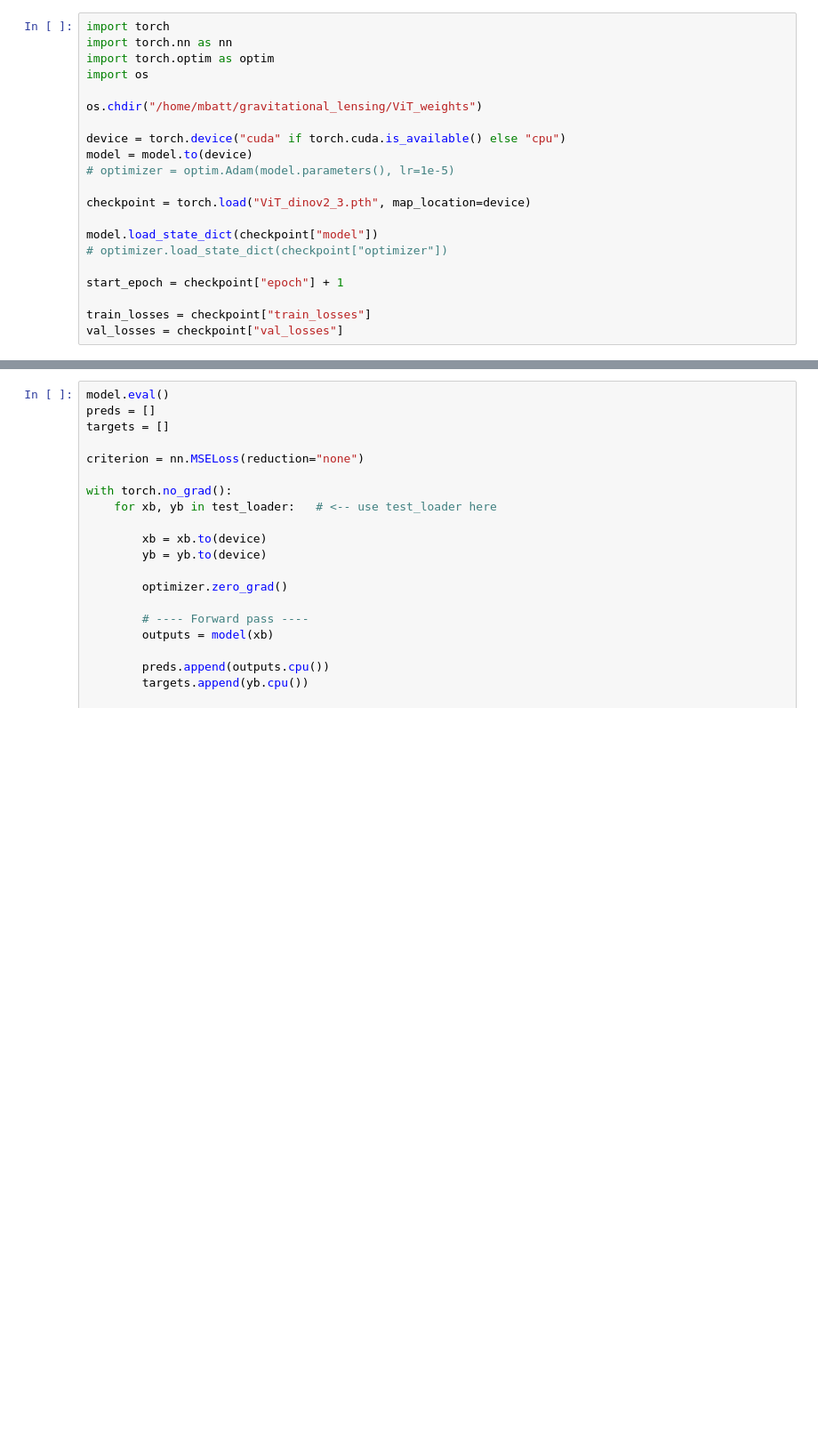
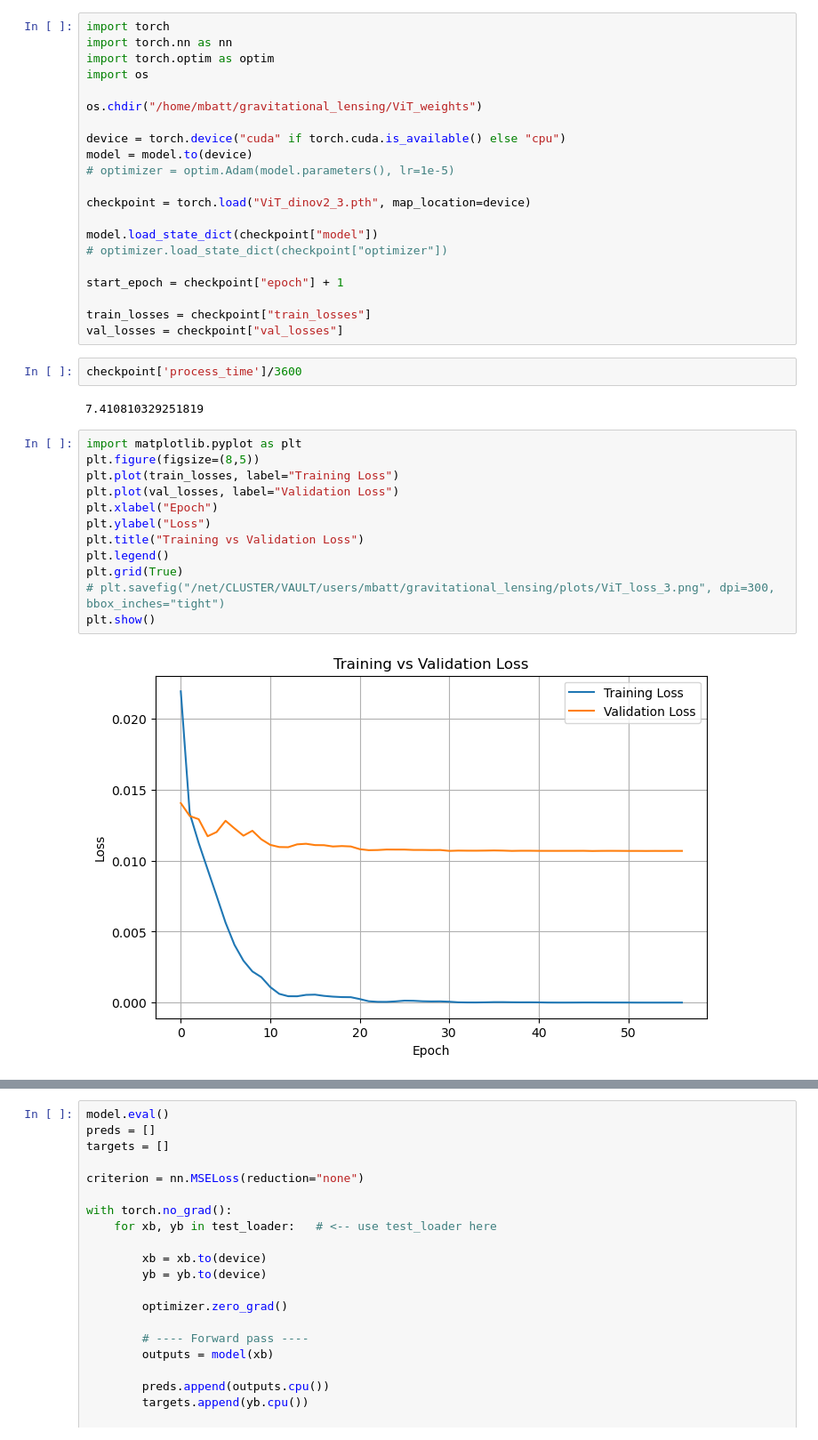
Before and after one commit to matthbatt/Deep-learning-gravitational-lensing, a Jupyter notebook: ViT_Dinov2.ipynb, the cells around one changed output, grey strips where cells are left out. Shown at 89% size. Drawn from its saved outputs; the diff is of its cells as text; blank space fills up the shorter version.

```diff
--- a/ViT_Dinov2.ipynb
+++ b/ViT_Dinov2.ipynb
@@ -649,6 +653,24 @@ start_epoch = checkpoint["epoch"] + 1
 
 train_losses = checkpoint["train_losses"]
 val_losses = checkpoint["val_losses"]
+# %%
+checkpoint['process_time']/3600
+# %% [output]
+7.410810329251819
+# %%
+import matplotlib.pyplot as plt
+plt.figure(figsize=(8,5))
+plt.plot(train_losses, label="Training Loss")
+plt.plot(val_losses, label="Validation Loss")
+plt.xlabel("Epoch")
+plt.ylabel("Loss")
+plt.title("Training vs Validation Loss")
+plt.legend()
+plt.grid(True)
+# plt.savefig("/net/CLUSTER/VAULT/users/mbatt/gravitational_lensing/plots/ViT_loss_3.png", dpi=300, bbox_inches="tight")
+plt.show()
+# %% [output]
+[figure, added]
 # %%
 import matplotlib.pyplot as plt
 plt.figure(figsize=(8,5))
```
Also changed, not shown: parts of 8 cells of this notebook, 8 other files.
